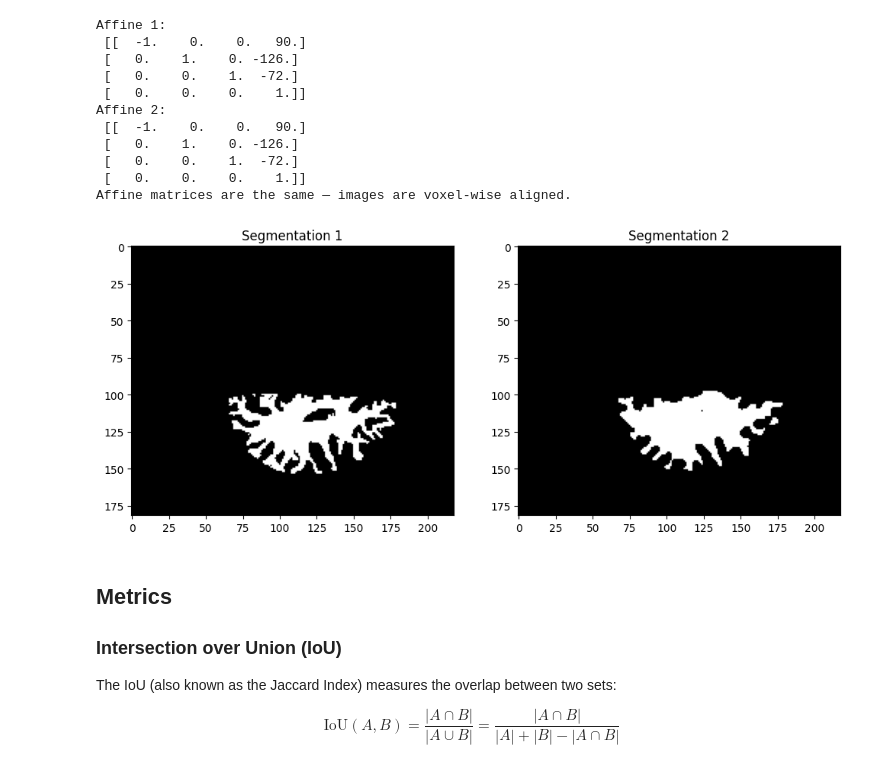
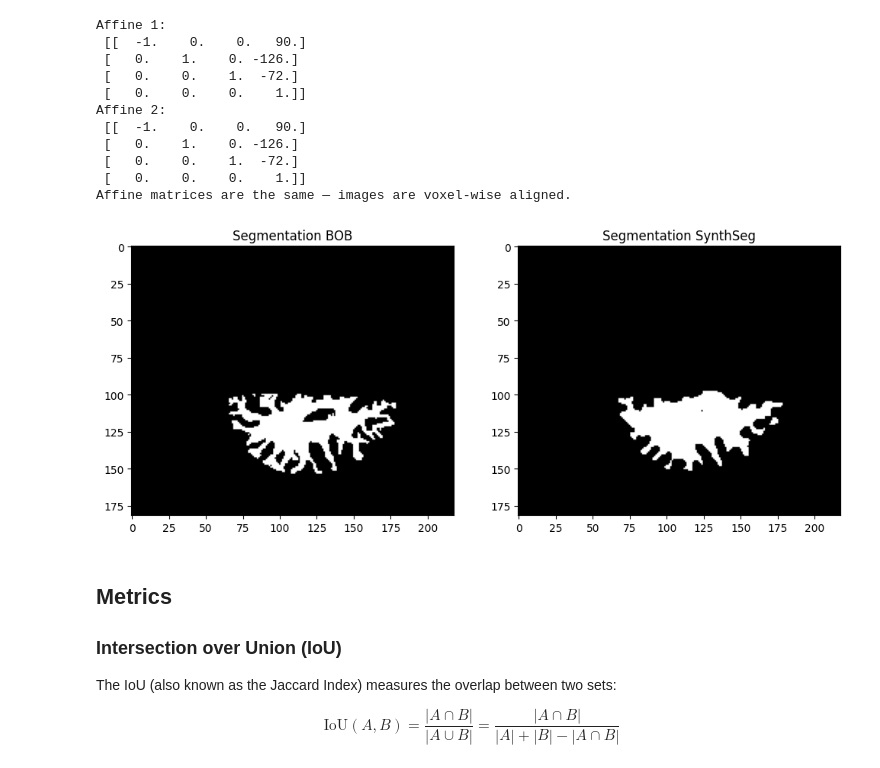
Before and after one commit to toelt-llc/mri_fractal, a Jupyter notebook: data_pipeline/6-segmentation_comparison.ipynb, the cells around one changed output. Cells and saved outputs as stored; diff of their text form; code cells hidden in the pictures.

```diff
--- a/data_pipeline/6-segmentation_comparison.ipynb
+++ b/data_pipeline/6-segmentation_comparison.ipynb
@@ -51,17 +51,17 @@ seg2 = seg2_img.get_fdata() > 0
 # %%
 slice_index = seg1.shape[2] // 2  # Mid-slice in the z-dimension
 
 plt.figure(figsize=(12, 5))
 plt.subplot(1, 2, 1)
 plt.imshow(seg1[:, :, slice_index], cmap='gray')
-plt.title("Segmentation 1")
+plt.title("Segmentation BOB")
 
 plt.subplot(1, 2, 2)
 plt.imshow(seg2[:, :, slice_index], cmap='gray')
-plt.title("Segmentation 2")
+plt.title("Segmentation SynthSeg")
 plt.show()
 # %% [output]
-[figure, old version]
+[figure, new version]
 # %% [markdown]
 ## Metrics
 
```
Also changed, not shown: parts of 10 cells of this notebook.
